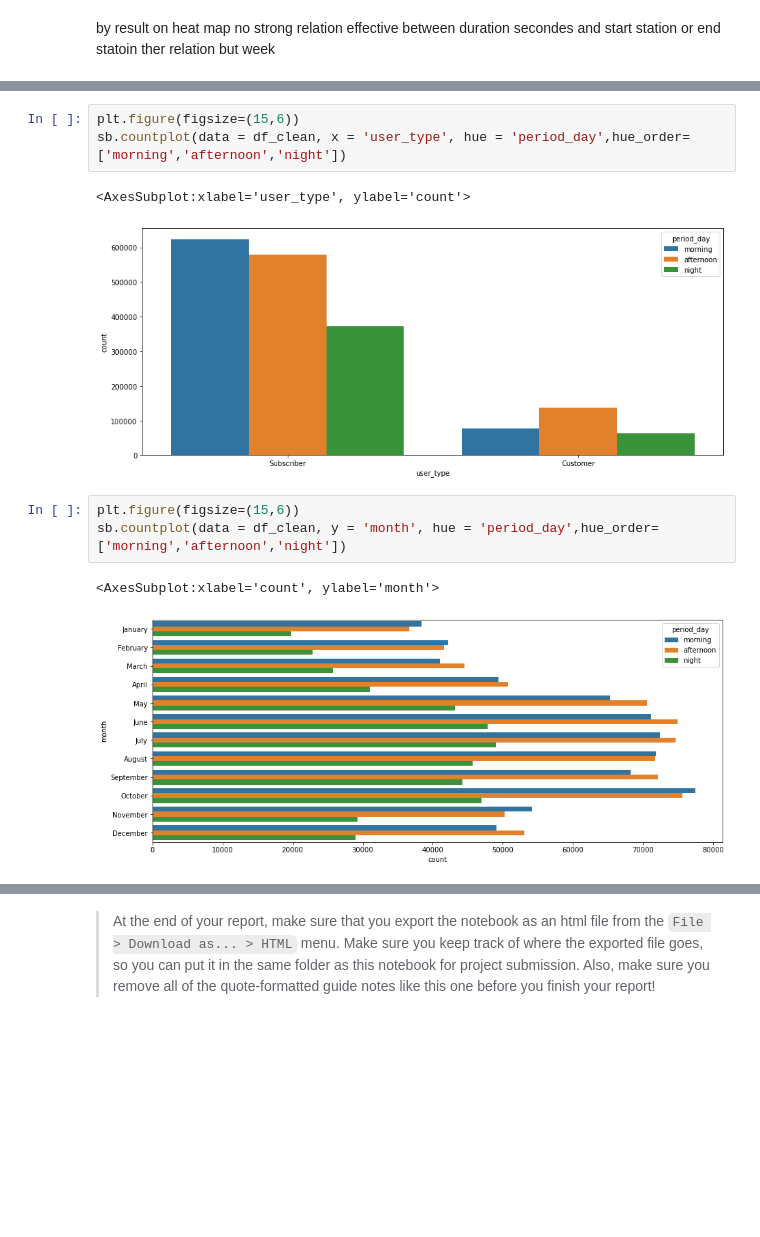
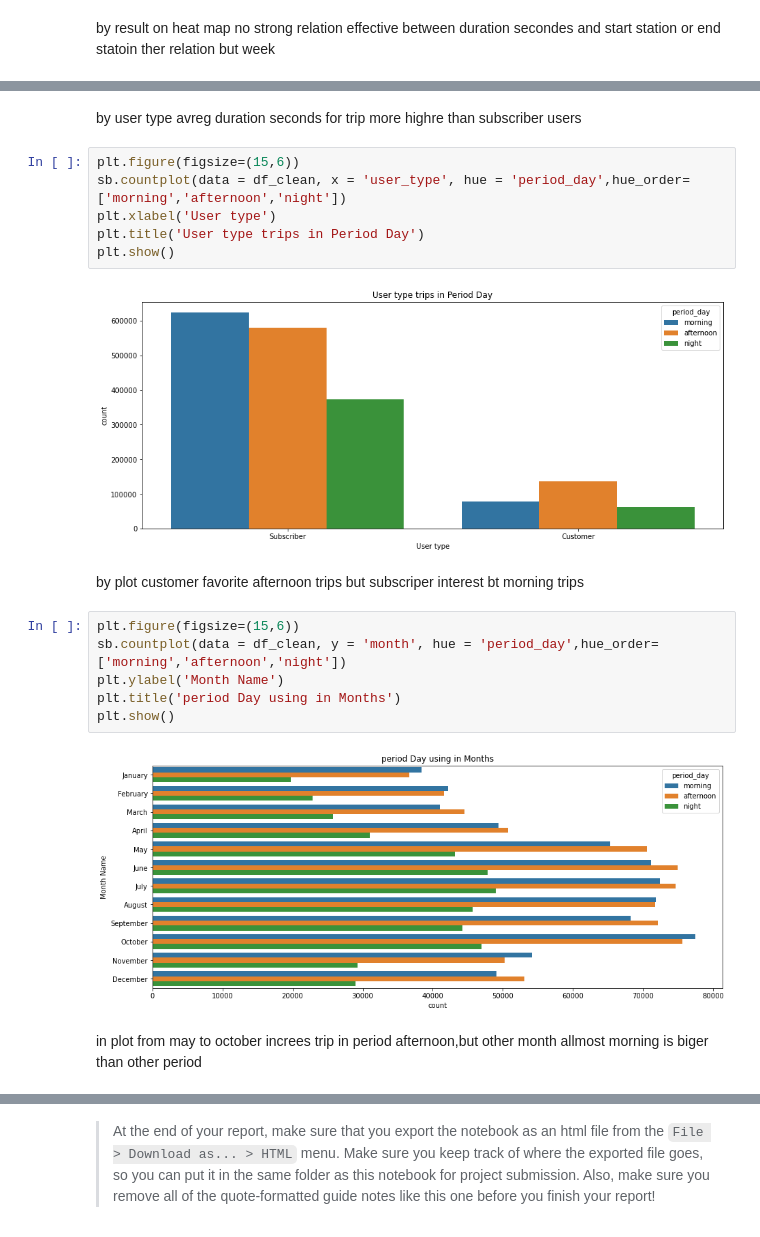
Before and after one commit to mohammg/Ford-Go-Bike, a Jupyter notebook: exploration_FordBike.ipynb, the cells around one changed output, grey strips where cells are left out. Drawn from its saved outputs; the diff is of its cells as text; blank space fills up the shorter version.

```diff
--- a/exploration_FordBike.ipynb
+++ b/exploration_FordBike.ipynb
@@ -443,13 +437,23 @@ plt.show()
+# %% [markdown]
+by user type avreg duration seconds for trip more highre than subscriber users
 # %%
 plt.figure(figsize=(15,6))
 sb.countplot(data = df_clean, x = 'user_type', hue = 'period_day',hue_order=['morning','afternoon','night'])
+plt.xlabel('User type')
+plt.title('User type trips in Period Day')
+plt.show()
 # %% [output]
-<AxesSubplot:xlabel='user_type', ylabel='count'>
-[figure, old version]
+[figure, new version]
+# %% [markdown]
+by plot customer favorite afternoon trips but subscriper interest bt morning trips
 # %%
 plt.figure(figsize=(15,6))
 sb.countplot(data = df_clean, y = 'month', hue = 'period_day',hue_order=['morning','afternoon','night'])
+plt.ylabel('Month Name')
+plt.title('period Day using in Months')
+plt.show()
 # %% [output]
-<AxesSubplot:xlabel='count', ylabel='month'>
-[figure, old version]
+[figure, new version]
+# %% [markdown]
+in plot from may to october increes trip in period afternoon,but other month allmost morning is biger than other period
 # %%
```
Also changed, not shown: parts of 27 cells of this notebook, 3 other files.
